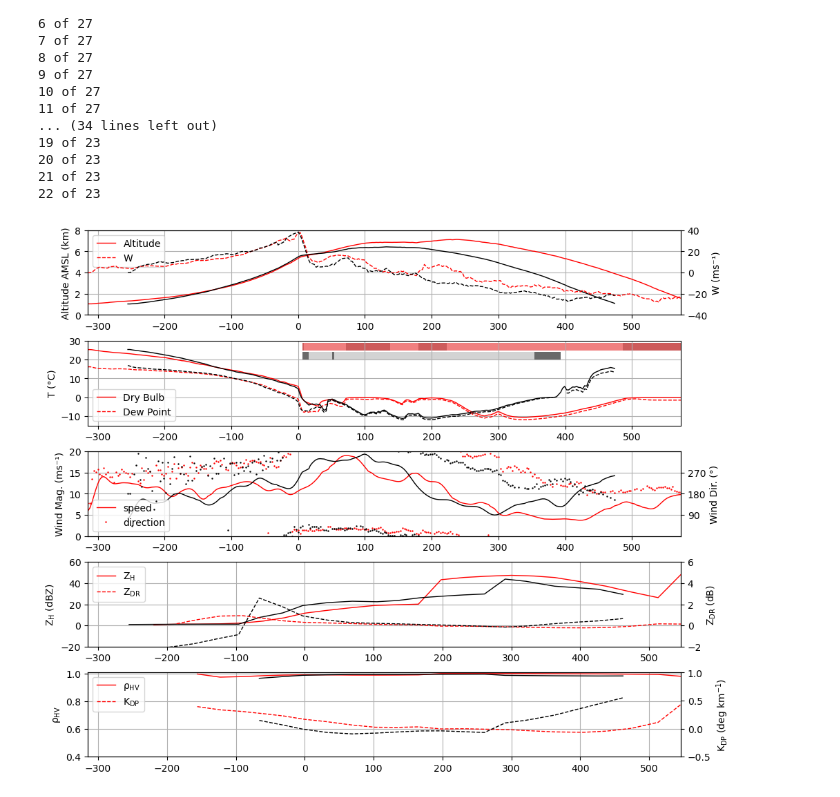
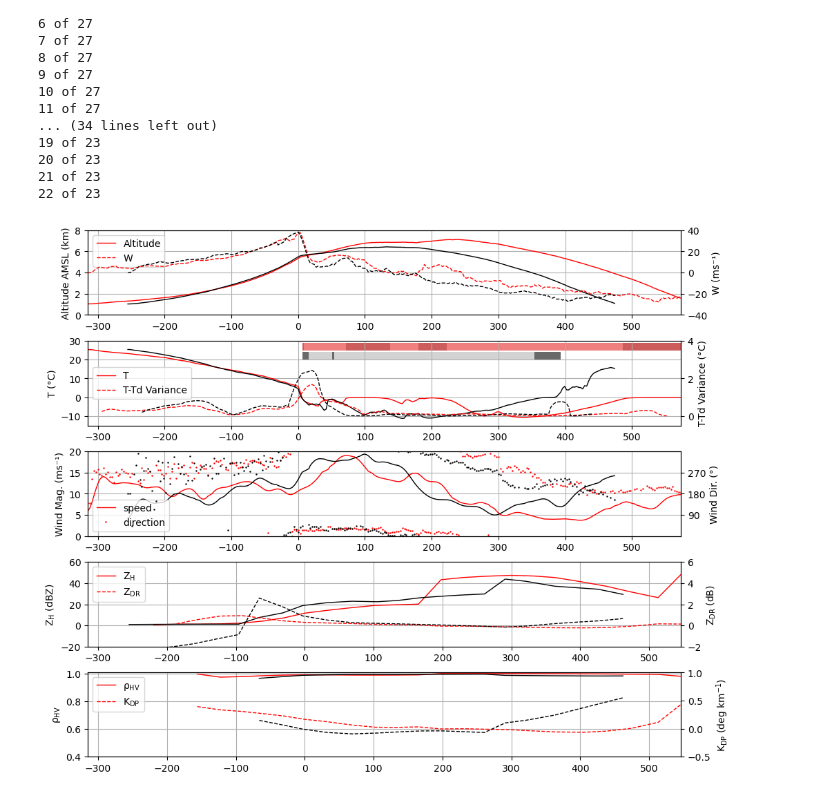
Before and after one commit to joshua-wx/hailsonde_tools, a Jupyter notebook: plot_hailsonde_profile_NHP_publication.ipynb, the cells around one changed output. Cells and saved outputs as stored; diff of their text form; code cells hidden in the pictures.

```diff
--- a/plot_hailsonde_profile_NHP_publication.ipynb
+++ b/plot_hailsonde_profile_NHP_publication.ipynb
@@ -39,6 +39,15 @@ def inverse_dist_weight(dist, field, roi):
     if len(local_values) == 0:
         return np.nan
     return np.sum(local_values*local_weights)/total_weight
+
+def rolling_std(a, W):
+    b = np.empty(a.size-W+1)
+    for i in range(b.size):
+        b[i] = np.nanstd(a[i:i+W])
+    #pad
+    n_pad = int((W-1)/2)
+    b = np.pad(b, (n_pad, n_pad), 'constant', constant_values=(np.nan, np.nan))
+    return b
 # %%
 #config for dataset
 dataset1_config = {'cut_down_s':315,'sondeid':'9931','timestamp':'2023-07-24_1631'}
@@ -192,16 +201,24 @@ h2, l2 = ax2.get_legend_handles_labels()
 ax.legend(h1+h2, l1+l2, loc=2)
 
 ax = pyplot.subplot(512)
-ax.plot(profile1_time_offset, profile1['tmpc'], 'r-', linewidth=1, label='Dry Bulb')
-ax.plot(profile1_time_offset, profile1['dwpc'], 'r--', linewidth=1, label='Dew Point')
+profile1_dwpt_variance = rolling_std(np.array(profile1['tmpc'])-np.array(profile1['dwpc']), 15)
+profile2_dwpt_variance = rolling_std(np.array(profile2['tmpc'])-np.array(profile2['dwpc']), 15)
+ax.plot(profile1_time_offset, profile1['tmpc'], 'r-', linewidth=1, label='T')
 ax.plot(profile2_time_offset, profile2['tmpc'], 'k-', linewidth=1, label='_nolegend_')
-ax.plot(profile2_time_offset, profile2['dwpc'], 'k--', linewidth=1, label='_nolegend_')
 ax.set_yticks([-10,0,10,20,30])
 ax.set_ylabel('T (°C)')
 ax.set_ylim([-15,30])
+ax2 = ax.twinx()
+ax2.plot(profile1_time_offset, profile1_dwpt_variance, 'r--', linewidth=1, label='T-Td Variance')
+ax2.plot(profile2_time_offset, profile2_dwpt_variance, 'k--', linewidth=1, label='_nolegend_')
+ax2.set_ylabel('T-Td Variance (°C)')
+ax2.set_ylim([-0.5,4])
+
 ax.set_xlim([np.min(profile1_time_offset), np.max(profile1_time_offset)])
 ax.grid()
-ax.legend(loc=0)
+h1, l1 = ax.get_legend_handles_labels()
+h2, l2 = ax2.get_legend_handles_labels()
+ax.legend(h1+h2, l1+l2, loc='center left')
 
 #determine growth modes profile 1
 profile1_growth_type = np.zeros_like(profile1_time_offset)
@@ -289,31 +306,31 @@ ax2.plot(time_refl_profile2_offset, radar_zdr_profile2, 'k--', linewidth=1, labe
 ax2.set_ylabel('$Z_{DR}$ (dB)')
 ax2.set_ylim([-2,6])
 ax.set_xlim([np.min(time_refl_profile1_offset), np.max(time_refl_profile1_offset)])
 ax2.set_xlim([np.min(time_refl_profile1_offset), np.max(time_refl_profile1_offset)])
 h1, l1 = ax.get_legend_handles_labels()
 h2, l2 = ax2.get_legend_handles_labels()
 ax.legend(h1+h2, l1+l2, loc=2)
 ax.grid()
 
 ax = pyplot.subplot(515)
 ax.plot(time_refl_profile1_offset, radar_rhv_profile1, 'r-',linewidth=1, label='$ρ_{HV}$')
 ax.plot(time_refl_profile2_offset, radar_rhv_profile2, 'k-',linewidth=1, label='_nolegend_')
 ax.set_ylabel('$ρ_{HV}$')
 ax.set_ylim([0.4,1.01])
 ax2 = ax.twinx()
 ax2.plot(time_refl_profile1_offset, radar_kdp_profile1, 'r--',linewidth=1, label='$K_{DP}$')
 ax2.plot(time_refl_profile2_offset, radar_kdp_profile2, 'k--',linewidth=1, label='_nolegend_')
 ax2.set_ylabel('$K_{DP}$ (deg km$^{-1}$)')
 ax2.set_ylim([-0.5,1.01])
 ax.set_xlim([np.min(time_refl_profile1_offset), np.max(time_refl_profile1_offset)])
 ax2.set_xlim([np.min(time_refl_profile1_offset), np.max(time_refl_profile1_offset)])
 h1, l1 = ax.get_legend_handles_labels()
 h2, l2 = ax2.get_legend_handles_labels()
 ax.legend(h1+h2, l1+l2, loc=2)
 ax.grid()
 
 #overlay
 
 pyplot.savefig(f'{output_image_path}/Publication_hailsonde_timeseries.png')
 # %% [output]
-[figure, old version]
+[figure, new version]
```
Also changed, not shown: 8 other files.
